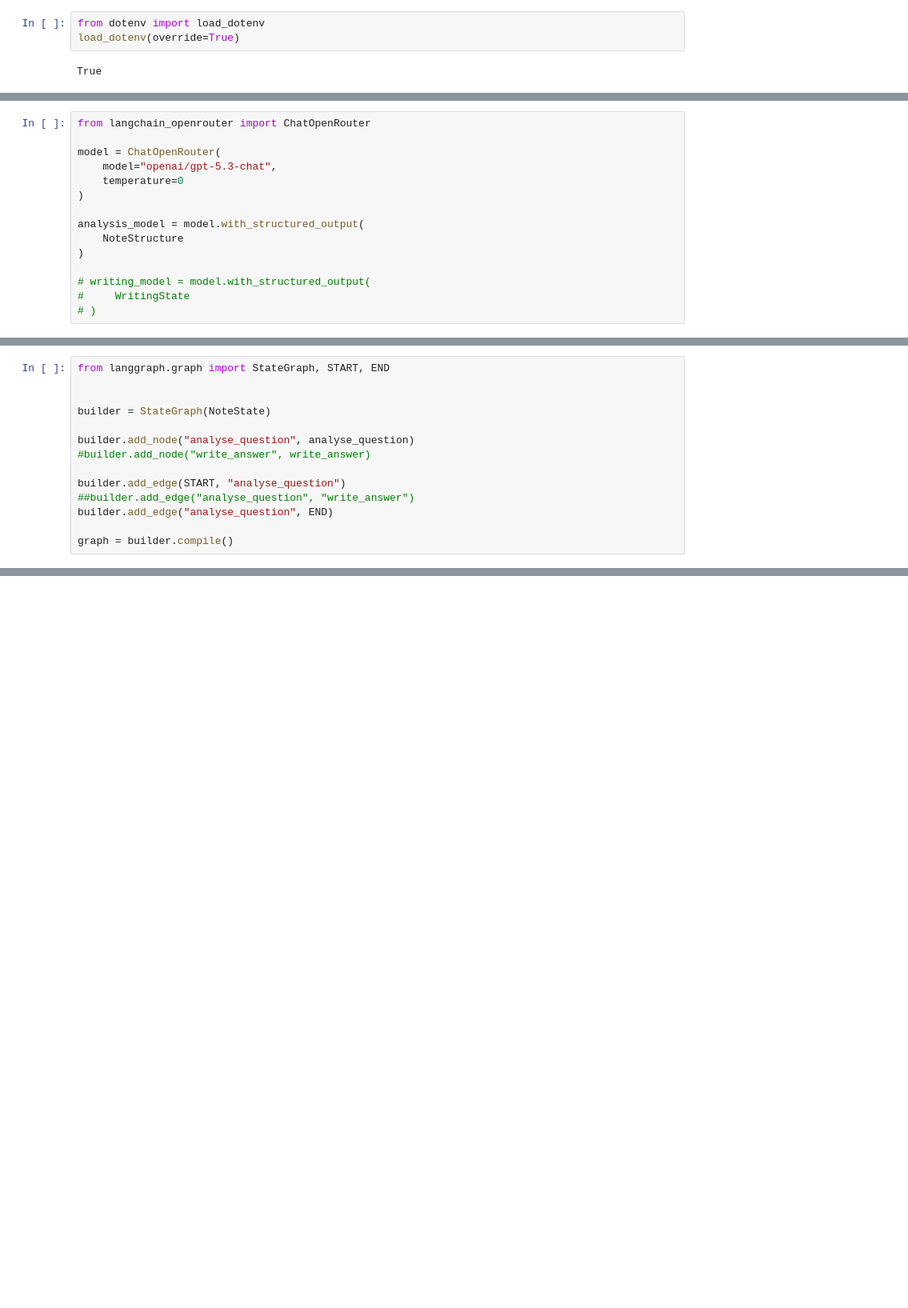
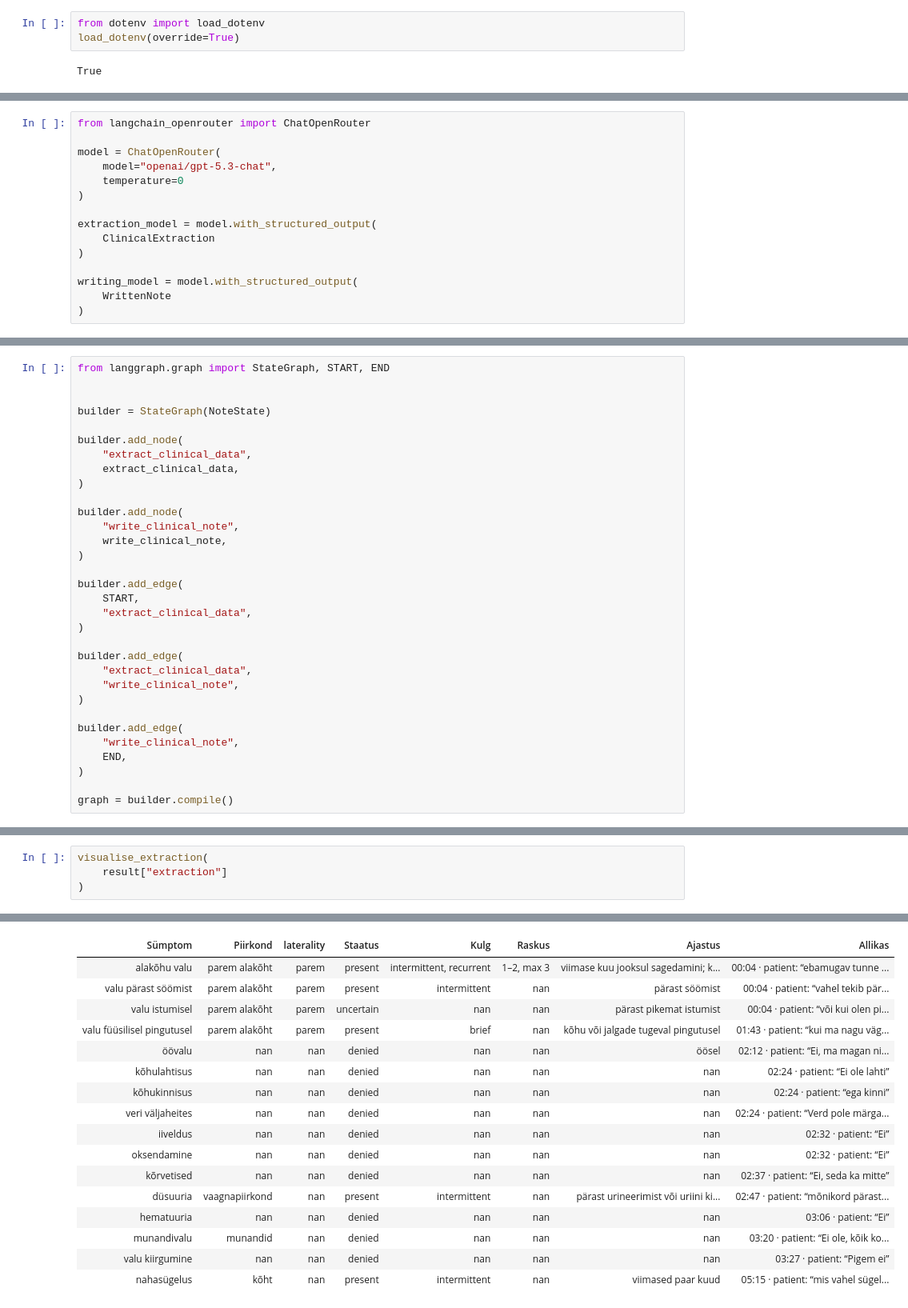
Before and after one commit to nikita799/AI_agent, a Jupyter notebook: assistant/ai_writer.ipynb, the cells around one changed output, grey strips where cells are left out. Shown at 80% size. Saved outputs shown, nothing was run; the diff lists cells and outputs as text; blank space fills up the shorter version.

```diff
--- a/assistant/ai_writer.ipynb
+++ b/assistant/ai_writer.ipynb
@@ -273,13 +345,13 @@ model = ChatOpenRouter(
     temperature=0
 )
 
-analysis_model = model.with_structured_output(
-    NoteStructure
+extraction_model = model.with_structured_output(
+    ClinicalExtraction
 )
 
-# writing_model = model.with_structured_output(
-#     WritingState
-# )
+writing_model = model.with_structured_output(
+    WrittenNote
+)
 # %%
 from langchain_core.messages import HumanMessage, SystemMessage
 
@@ -354,12 +483,30 @@ from langgraph.graph import StateGraph, START, END
 
 builder = StateGraph(NoteState)
 
-builder.add_node("analyse_question", analyse_question)
-#builder.add_node("write_answer", write_answer)
+builder.add_node(
+    "extract_clinical_data",
+    extract_clinical_data,
+)
 
-builder.add_edge(START, "analyse_question")
-##builder.add_edge("analyse_question", "write_answer")
-builder.add_edge("analyse_question", END)
+builder.add_node(
+    "write_clinical_note",
+    write_clinical_note,
+)
+
+builder.add_edge(
+    START,
+    "extract_clinical_data",
+)
+
+builder.add_edge(
+    "extract_clinical_data",
+    "write_clinical_note",
+)
+
+builder.add_edge(
+    "write_clinical_note",
+    END,
+)
 
 graph = builder.compile()
 # %%
@@ -532,0 +970,5 @@ Jätkata antibiootikumi kokku 12 päeva. Tellitud vereanalüüsid: hemogramm, CR
+# %%
+visualise_extraction(
+    result["extraction"]
+)
+# %% [output]
@@ -532,0 +996,17 @@ Jätkata antibiootikumi kokku 12 päeva. Tellitud vereanalüüsid: hemogramm, CR
+| Sümptom | Piirkond | laterality | Staatus | Kulg | Raskus | Ajastus | Allikas |
+| alakõhu valu | parem alakõht | parem | present | intermittent, recurrent | 1–2, max 3 | viimase kuu jooksul sagedamini; k... | 00:04 · patient: “ebamugav tunne ... |
+| valu pärast söömist | parem alakõht | parem | present | intermittent | nan | pärast söömist | 00:04 · patient: “vahel tekib pär... |
+| valu istumisel | parem alakõht | parem | uncertain | nan | nan | pärast pikemat istumist | 00:04 · patient: “või kui olen pi... |
+| valu füüsilisel pingutusel | parem alakõht | parem | present | brief | nan | kõhu või jalgade tugeval pingutusel | 01:43 · patient: “kui ma nagu väg... |
+| öövalu | nan | nan | denied | nan | nan | öösel | 02:12 · patient: “Ei, ma magan ni... |
+| kõhulahtisus | nan | nan | denied | nan | nan | nan | 02:24 · patient: “Ei ole lahti” |
+| kõhukinnisus | nan | nan | denied | nan | nan | nan | 02:24 · patient: “ega kinni” |
+| veri väljaheites | nan | nan | denied | nan | nan | nan | 02:24 · patient: “Verd pole märga... |
+| iiveldus | nan | nan | denied | nan | nan | nan | 02:32 · patient: “Ei” |
+| oksendamine | nan | nan | denied | nan | nan | nan | 02:32 · patient: “Ei” |
+| kõrvetised | nan | nan | denied | nan | nan | nan | 02:37 · patient: “Ei, seda ka mitte” |
+| düsuuria | vaagnapiirkond | nan | present | intermittent | nan | pärast urineerimist või uriini ki... | 02:47 · patient: “mõnikord pärast... |
+| hematuuria | nan | nan | denied | nan | nan | nan | 03:06 · patient: “Ei” |
+| munandivalu | munandid | nan | denied | nan | nan | nan | 03:20 · patient: “Ei ole, kõik ko... |
+| valu kiirgumine | nan | nan | denied | nan | nan | nan | 03:27 · patient: “Pigem ei” |
+| nahasügelus | kõht | nan | present | intermittent | nan | viimased paar kuud | 05:15 · patient: “mis vahel sügel... |
```
Also changed, not shown: parts of 7 cells of this notebook.
